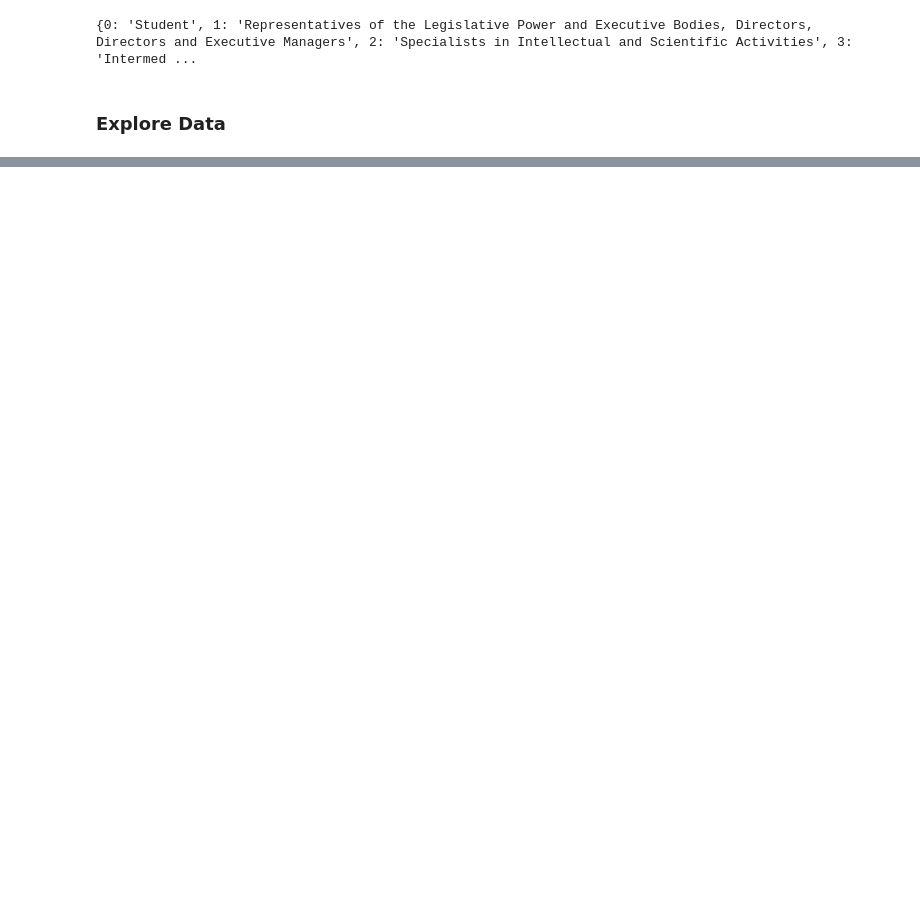
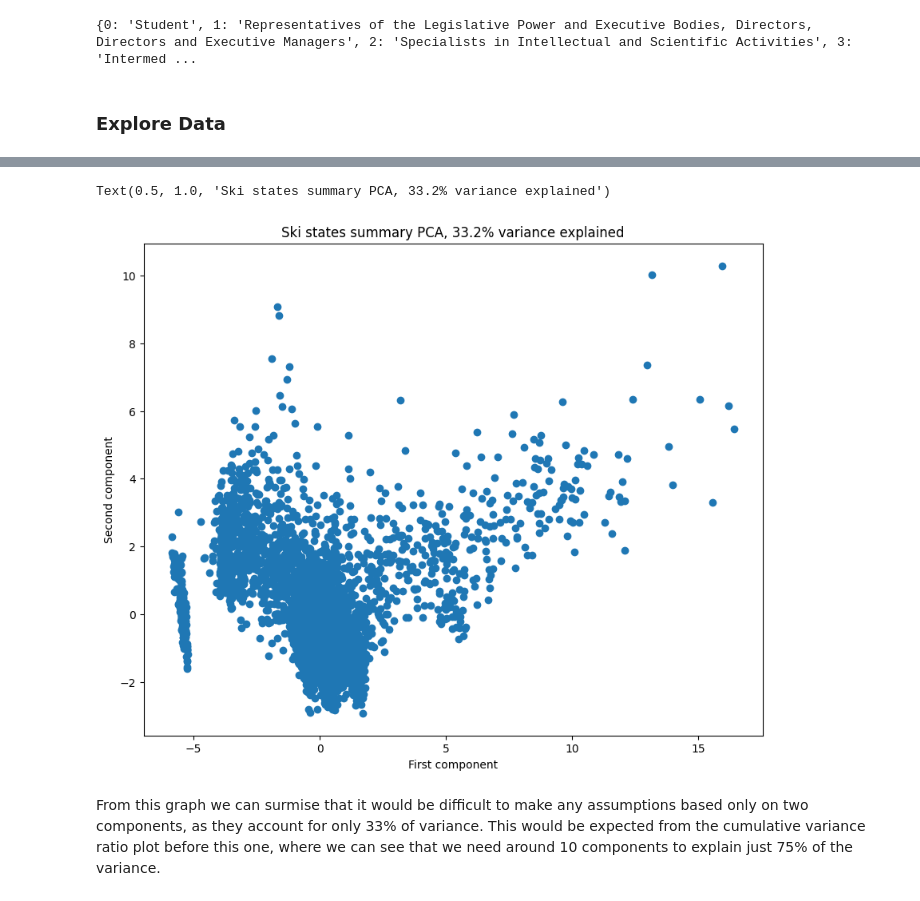
Before and after one commit to bktakacs/Student-Academic-Outcome-Prediction-Capstone, a Jupyter notebook: eda_c2.ipynb, the cells around one changed output, grey strips where cells are left out. Cells and saved outputs as stored; diff of their text form; code cells hidden in the pictures; blank space fills up the shorter version.

```diff
--- a/eda_c2.ipynb
+++ b/eda_c2.ipynb
@@ -39,0 +239,18 @@ Most international students are:  Brazilian
+# %%
+x = df_pca_x[:, 0]
+y = df_pca_x[:, 1]
+df_things = df.index
+# state = state_summary_index
+pc_var = 100 * df_pca.explained_variance_ratio_.cumsum()[1]
+plt.subplots(figsize=(10,8))
+plt.scatter(x=x, y=y)
+plt.xlabel('First component')
+plt.ylabel('Second component')
+plt.title(f'Ski states summary PCA, {pc_var:.1f}% variance explained')
+# for s, x, y in zip(df_things, x, y):
+#     plt.annotate(s, (x, y))
+# %% [output]
+Text(0.5, 1.0, 'Ski states summary PCA, 33.2% variance explained')
+[figure, added]
+# %% [markdown]
+From this graph we can surmise that it would be difficult to make any assumptions based only on two components, as they account for only 33% of variance. This would be expected from the cumulative variance ratio plot before this one, where we can see that we need around 10 components to explain just 75% of the variance.
```
Also changed, not shown: parts of 46 cells of this notebook.
